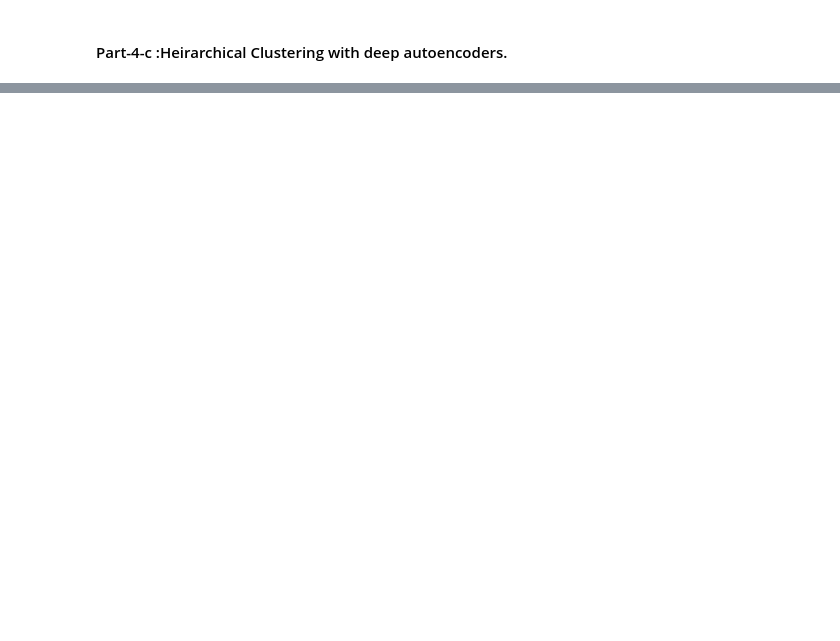
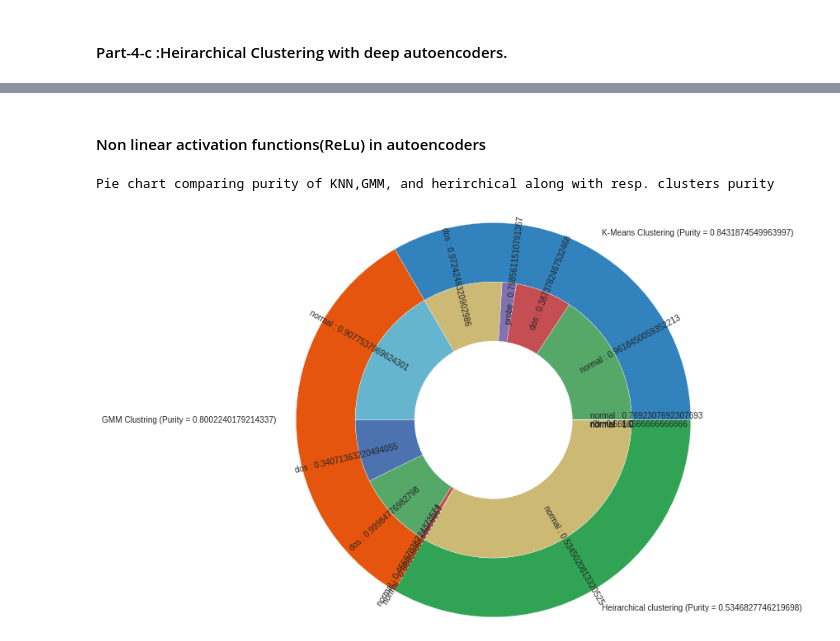
Before and after one commit to anujbansal16/AutoEncoders-and-Density-Estimation, a Jupyter notebook: Assignment9.ipynb, the cells around one changed output, grey strips where cells are left out. Cells and saved outputs as stored; diff of their text form; code cells hidden in the pictures; blank space fills up the shorter version.

```diff
--- a/Assignment9.ipynb
+++ b/Assignment9.ipynb
@@ -721,0 +762,7 @@ Method clustering Purity=  0.5347227778222258
+# %% [markdown]
+#### Non linear activation functions(ReLu) in autoencoders
+# %%
+pieChart(noofneurons=[29,14,29],activationFunctions=[None,"relu","relu"],learningRat=0.1)
+# %% [output]
+Pie chart comparing purity of KNN,GMM, and herirchical along with resp. clusters purity
+[figure, added]
```
Also changed, not shown: parts of 27 cells of this notebook.
